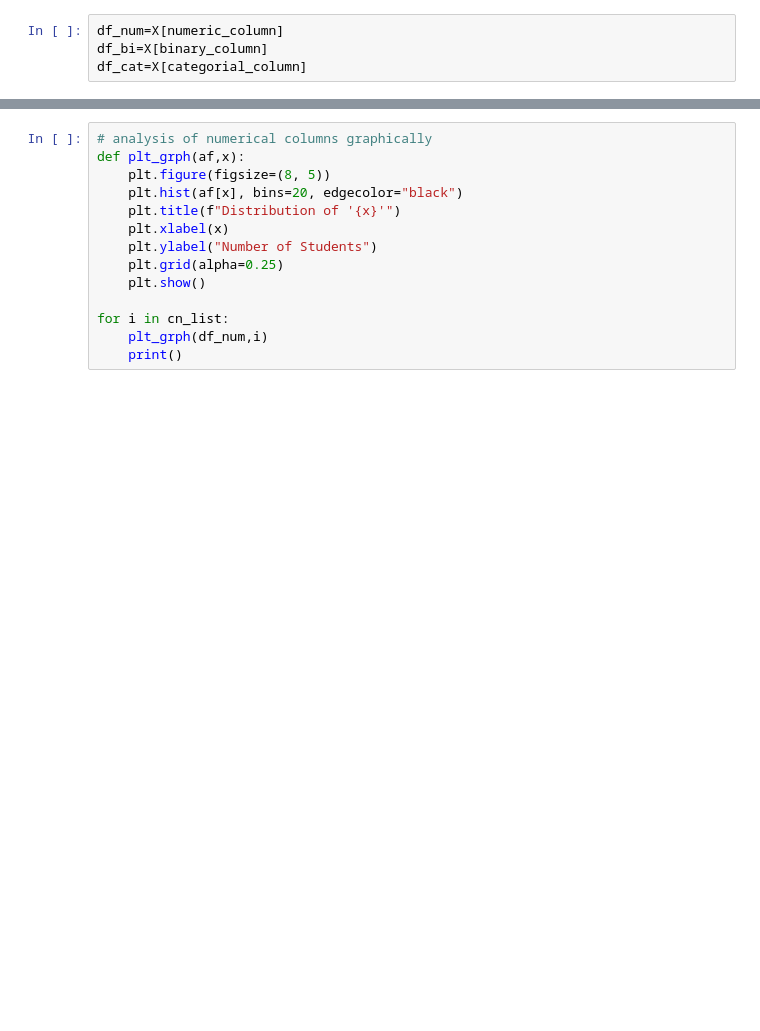
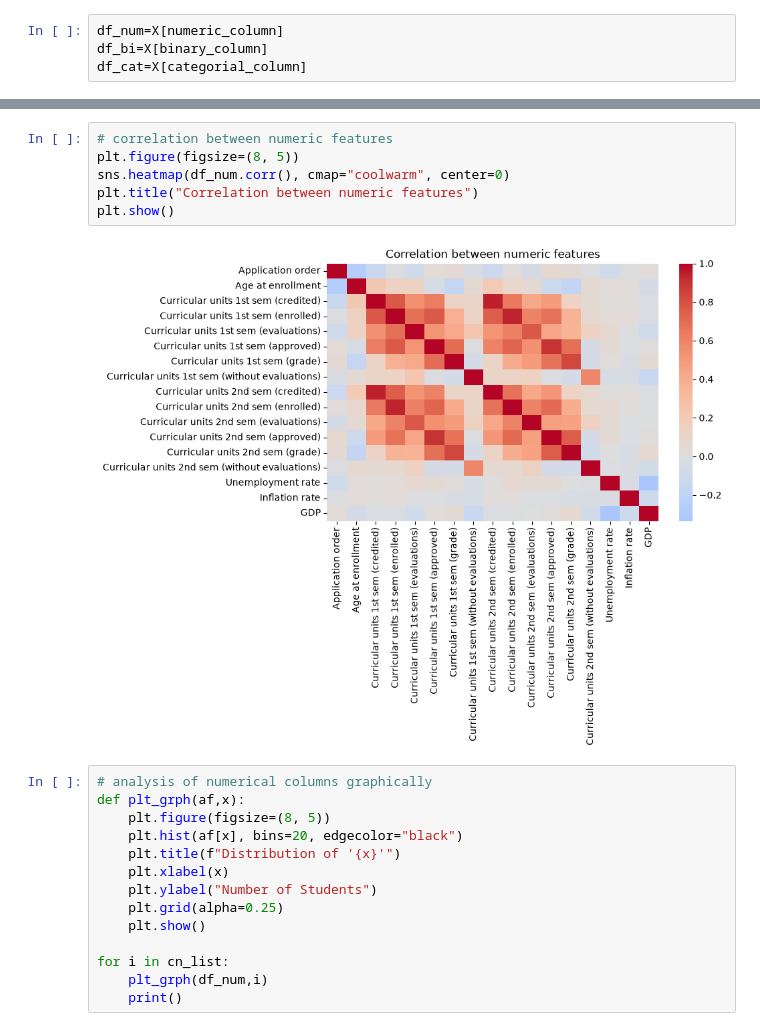
Before and after one commit to Group-69-ai-proj/AI-model-, a Jupyter notebook: code.ipynb, the cells around one changed output, grey strips where cells are left out. Saved outputs shown, nothing was run; the diff lists cells and outputs as text; blank space fills up the shorter version.

Commit message:
Graphically plotted correlation between numerical features

```diff
--- a/code.ipynb
+++ b/code.ipynb
@@ -131,6 +131,14 @@ dtype: int64
 | 50% | 1.000000 | 20.000000 | 0.000000 | 6.000000 | ... |
 | 75% | 2.000000 | 25.000000 | 0.000000 | 7.000000 | ... |
 | max | 9.000000 | 70.000000 | 20.000000 | 26.000000 | ... |
+# %%
+# correlation between numeric features
+plt.figure(figsize=(8, 5))
+sns.heatmap(df_num.corr(), cmap="coolwarm", center=0)
+plt.title("Correlation between numeric features")
+plt.show()
+# %% [output]
+[figure, added]
 # %%
 # analysis of numerical columns graphically
 def plt_grph(af,x):
```
